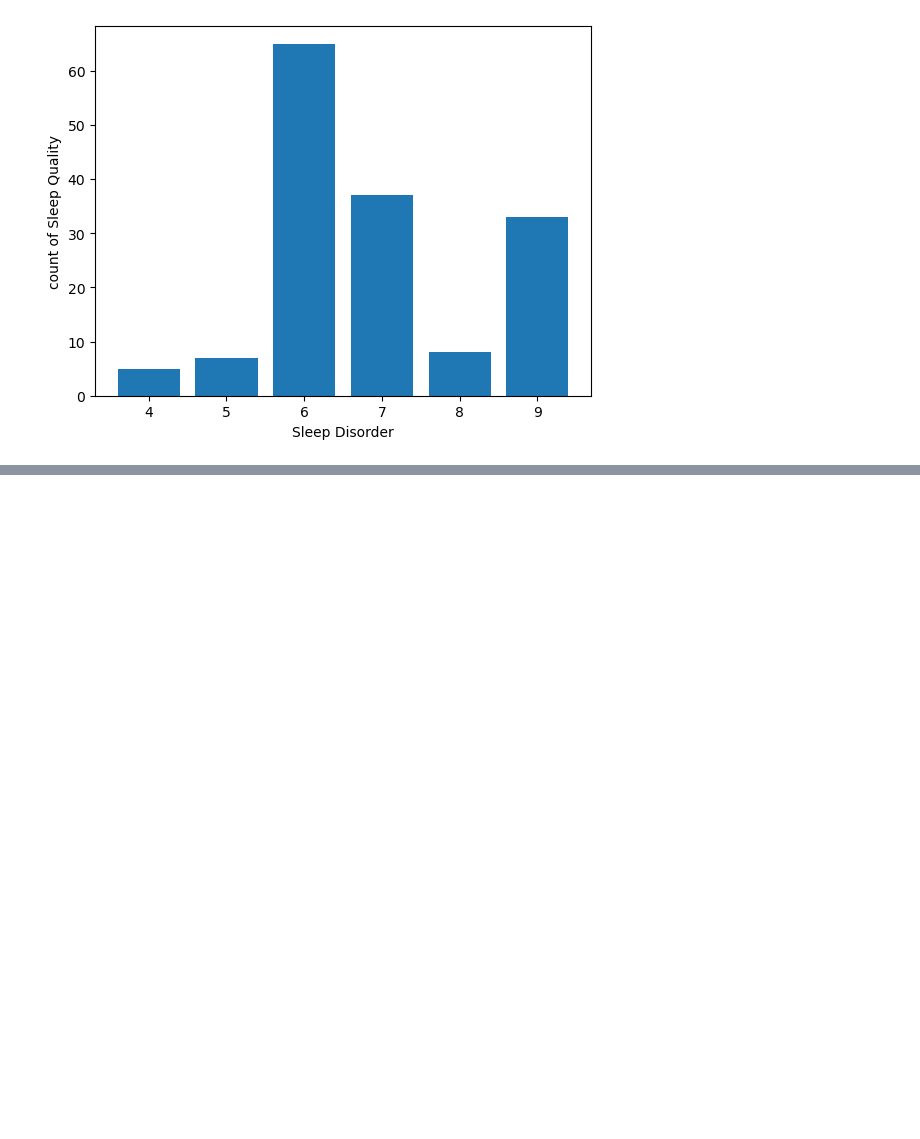
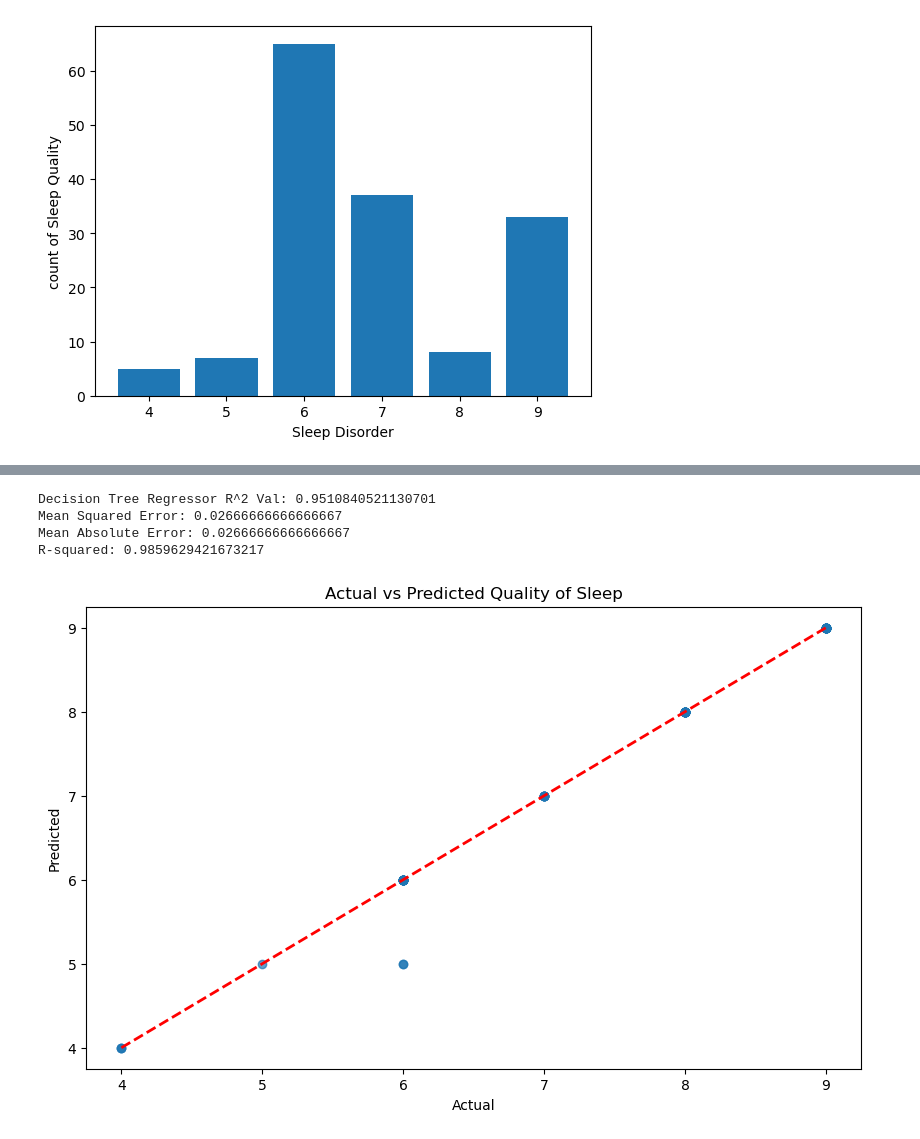
Before and after one commit to EverC0/DataProj, a Jupyter notebook: data_practice.ipynb, the cells around one changed output, grey strips where cells are left out. Saved outputs shown, nothing was run; the diff lists cells and outputs as text; code cells hidden in the pictures; blank space fills up the shorter version.

Commit message:
Note: trained using DecisionTree

```diff
--- a/data_practice.ipynb
+++ b/data_practice.ipynb
@@ -440,0 +475,13 @@ plt.show()
+# %%
+
+Gender_mapping = {"Male":1, "Female": 0 }
+
+New_df["Gender"] = New_df["Gender"].map(Gender_mapping)
+
+
+sleep_col = ['Gender', 'Age', 'Sleep Duration', 'Physical Activity Level', 'Stress Level', 'BMI Category', 'Blood Pressure', 'Heart Rate','Daily Steps', 'Sleep Disorder']
+# not including occupation since we want a general idea of all types occupations.
+X_f = New_df[sleep_col]
+X_f
+
+# now to standarize the columns in X_f as needed
@@ -440,0 +546,47 @@ plt.show()
+# %%
+from sklearn.tree import DecisionTreeRegressor
+
+y = New_df["Quality of Sleep"]
+X = New_df.drop('Quality of Sleep', axis=1)
+# Sleep_features = ['Gender', 'Age', 'Landsize', 'Lattitude', 'Longtitude']
+
+X_train, X_test, y_train, y_test = train_test_split(X, y, test_size=0.2, random_state=1)
+
+Sleep_qual_model = DecisionTreeRegressor(random_state=1)
+
+k_folds = 5
+skf = KFold(n_splits=k_folds, shuffle=True, random_state=42)
+
+score = cross_val_score(Sleep_qual_model, X_train, y_train, cv=skf, scoring='r2')
+print("Decision Tree Regressor R^2 Val: " + str(score.mean())) #accuracy
+
+Sleep_qual_model.fit(X_train,y_train)
+
+predictions = Sleep_qual_model.predict(X_test)
+
+# accuracy = accuracy_score(y_test, predictions) only used for classfication
+
+
+# Make predictions on the test set
+mse = mean_squared_error(y_test, predictions)
+mae = mean_absolute_error(y_test, predictions)
+r2 = r2_score(y_test, predictions)
+
+print(f"Mean Squared Error: {mse}")
+print(f"Mean Absolute Error: {mae}")
+print(f"R-squared: {r2}")
+
+# Visualize predictions
+plt.figure(figsize=(10, 6))
+plt.scatter(y_test, predictions, alpha=0.7)
+plt.plot([y.min(), y.max()], [y.min(), y.max()], 'r--', lw=2)
+plt.xlabel('Actual')
+plt.ylabel('Predicted')
+plt.title('Actual vs Predicted Quality of Sleep')
+plt.show()
+# %% [output]
+Decision Tree Regressor R^2 Val: 0.9510840521130701
+Mean Squared Error: 0.02666666666666667
+Mean Absolute Error: 0.02666666666666667
+R-squared: 0.9859629421673217
+[figure, added]
```
Also changed, not shown: parts of 11 cells of this notebook.
